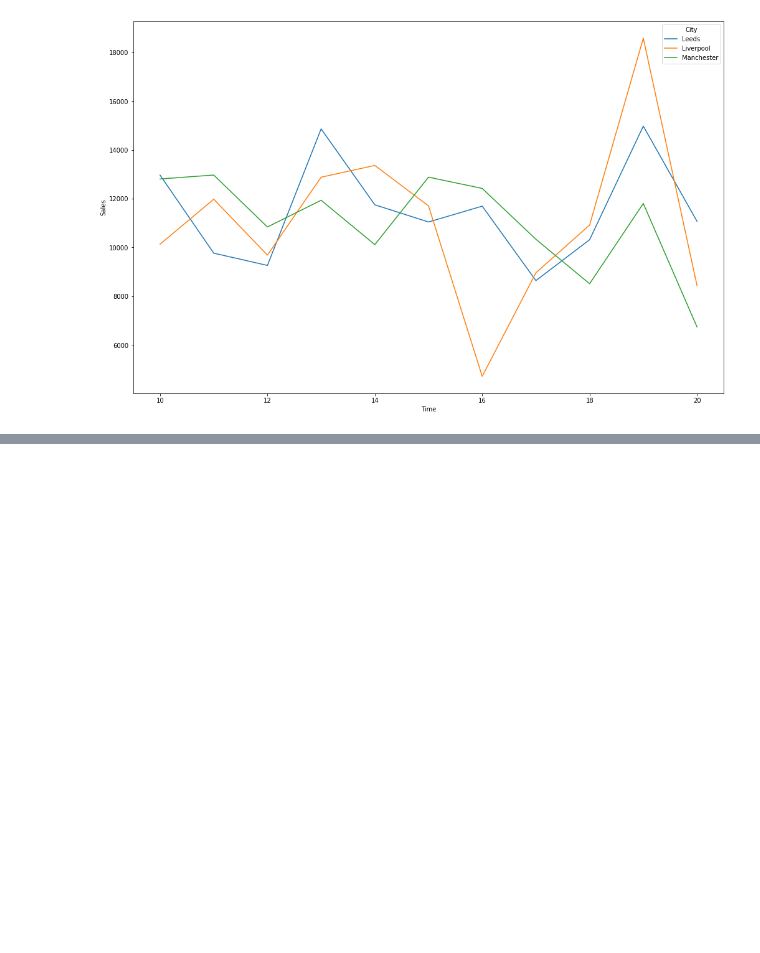
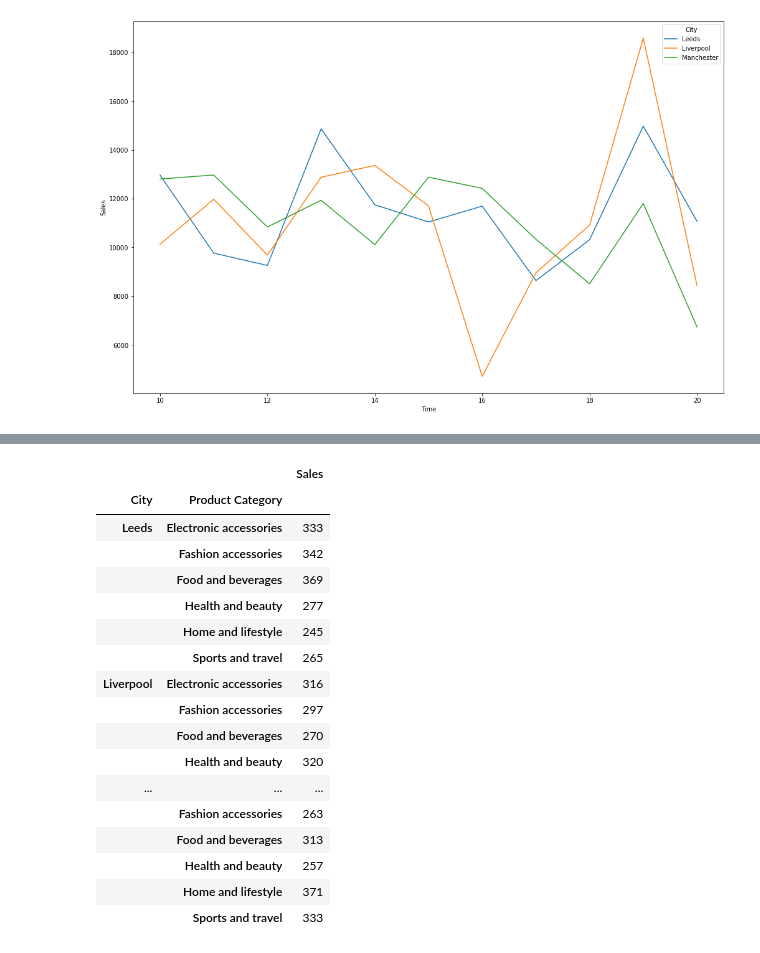
Before and after one commit to MSalman5230/Datern-Summer-Course-Dataset, a Jupyter notebook: Datern.ipynb, the cells around one changed output, grey strips where cells are left out. Cells and saved outputs as stored; diff of their text form; code cells hidden in the pictures; blank space fills up the shorter version.

```diff
--- a/Datern.ipynb
+++ b/Datern.ipynb
@@ -181,0 +244,22 @@ sns.barplot(x="City",
+# %%
+Quantity_Product =df.groupby(['City','Product Category']).agg(Sales =("Quantity",'sum'))
+Quantity_Product
+# %% [output]
+|  |  | Sales |
+| City | Product Category |  |
+| Leeds | Electronic accessories | 333 |
+|  | Fashion accessories | 342 |
+|  | Food and beverages | 369 |
+|  | Health and beauty | 277 |
+|  | Home and lifestyle | 245 |
+|  | Sports and travel | 265 |
+| Liverpool | Electronic accessories | 316 |
+|  | Fashion accessories | 297 |
+|  | Food and beverages | 270 |
+|  | Health and beauty | 320 |
+| ... | ... | ... |
+|  | Fashion accessories | 263 |
+|  | Food and beverages | 313 |
+|  | Health and beauty | 257 |
+|  | Home and lifestyle | 371 |
+|  | Sports and travel | 333 |
```
Also changed, not shown: parts of 10 cells of this notebook.
